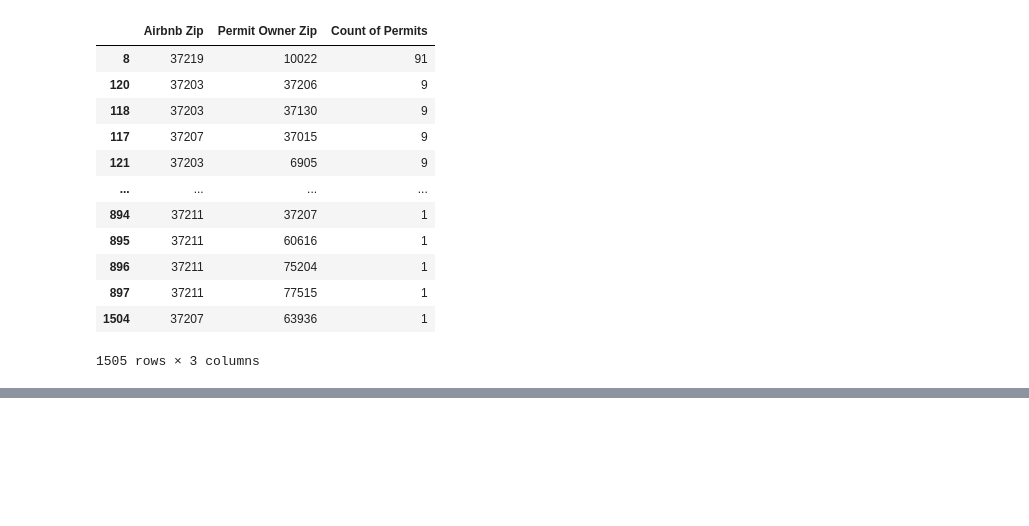
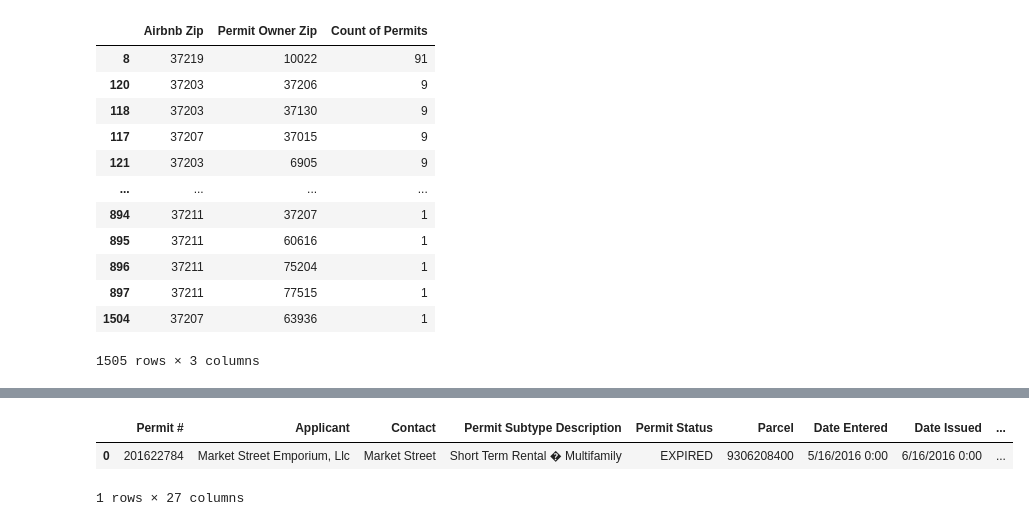
Before and after one commit to austin-davis/capstone_dda7, a Jupyter notebook: notebook/capstone_airbnb_davidson_co.ipynb, the cells around one changed output, grey strips where cells are left out. Drawn from its saved outputs; the diff is of its cells as text; code cells hidden in the pictures; blank space fills up the shorter version.

```diff
--- a/notebook/capstone_airbnb_davidson_co.ipynb
+++ b/notebook/capstone_airbnb_davidson_co.ipynb
@@ -539,0 +631,6 @@ zip_count.sort_values('Count of Permits', ascending = False)
+# %%
+permits.head(1)
+# %% [output]
+|  | Permit # | Applicant | Contact | Permit Subtype Description | Permit Status | Parcel | Date Entered | Date Issued | ... |
+| 0 | 201622784 | Market Street Emporium, Llc | Market Street | Short Term Rental � Multifamily | EXPIRED | 9306208400 | 5/16/2016 0:00 | 6/16/2016 0:00 | ... |
+1 rows × 27 columns
```
Also changed, not shown: parts of 13 cells of this notebook, 1 other file.
